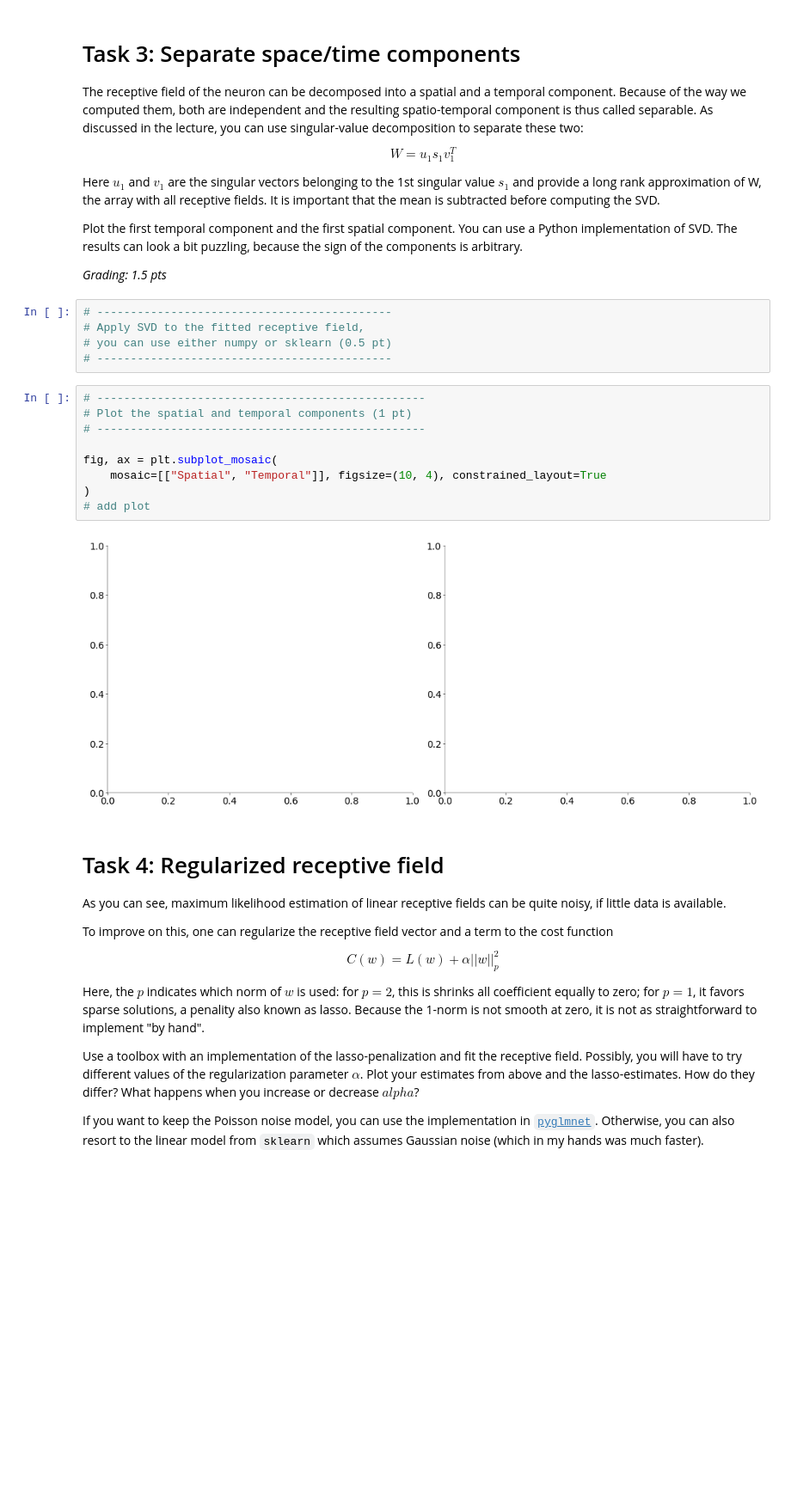
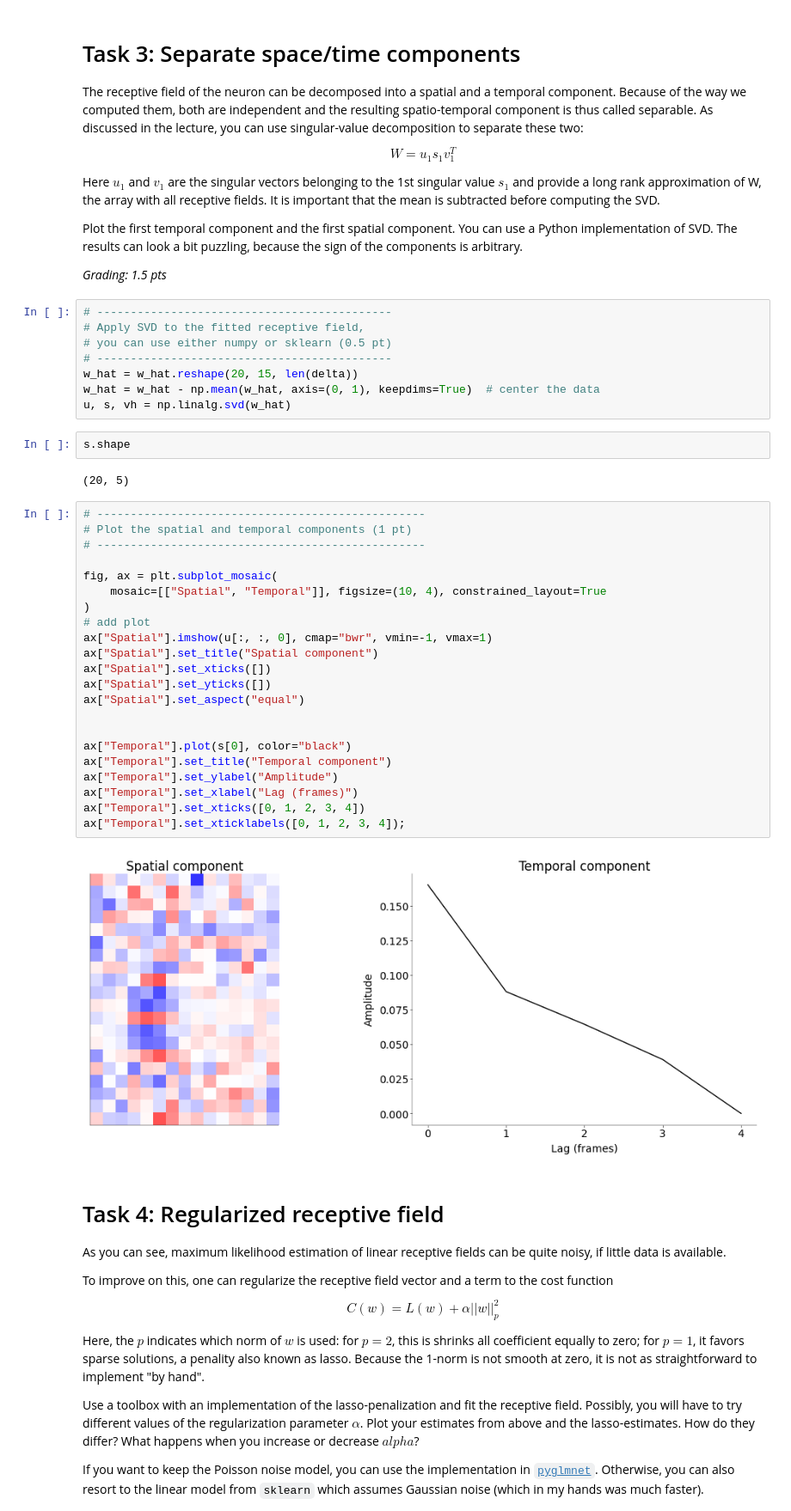
Before and after one commit to toniklenk/NeuralDataScience, a Jupyter notebook: notebooks/CodingLab5.ipynb, the cells around one changed output. Shown at 86% size. Saved outputs shown, nothing was run; the diff lists cells and outputs as text; blank space fills up the shorter version.

```diff
--- a/notebooks/CodingLab5.ipynb
+++ b/notebooks/CodingLab5.ipynb
@@ -459,17 +459,37 @@ Plot the first temporal component and the first spatial component. You can use a
 # Apply SVD to the fitted receptive field,
 # you can use either numpy or sklearn (0.5 pt)
 # --------------------------------------------
+w_hat = w_hat.reshape(20, 15, len(delta))
+w_hat = w_hat - np.mean(w_hat, axis=(0, 1), keepdims=True)  # center the data
+u, s, vh = np.linalg.svd(w_hat)
-# %%
-# -------------------------------------------------
-# Plot the spatial and temporal components (1 pt)
-# -------------------------------------------------
-
-fig, ax = plt.subplot_mosaic(
-    mosaic=[["Spatial", "Temporal"]], figsize=(10, 4), constrained_layout=True
-)
-# add plot
-# %% [output]
-[figure, removed]
+# %%
+s.shape
+# %% [output]
+(20, 5)
+# %%
+# -------------------------------------------------
+# Plot the spatial and temporal components (1 pt)
+# -------------------------------------------------
+
+fig, ax = plt.subplot_mosaic(
+    mosaic=[["Spatial", "Temporal"]], figsize=(10, 4), constrained_layout=True
+)
+# add plot
+ax["Spatial"].imshow(u[:, :, 0], cmap="bwr", vmin=-1, vmax=1)
+ax["Spatial"].set_title("Spatial component")
+ax["Spatial"].set_xticks([])
+ax["Spatial"].set_yticks([])
+ax["Spatial"].set_aspect("equal")
+
+
+ax["Temporal"].plot(s[0], color="black")
+ax["Temporal"].set_title("Temporal component")
+ax["Temporal"].set_ylabel("Amplitude")
+ax["Temporal"].set_xlabel("Lag (frames)")
+ax["Temporal"].set_xticks([0, 1, 2, 3, 4])
+ax["Temporal"].set_xticklabels([0, 1, 2, 3, 4]);
+# %% [output]
+[figure, added]
 # %% [markdown]
 # Task 4: Regularized receptive field
 
```
